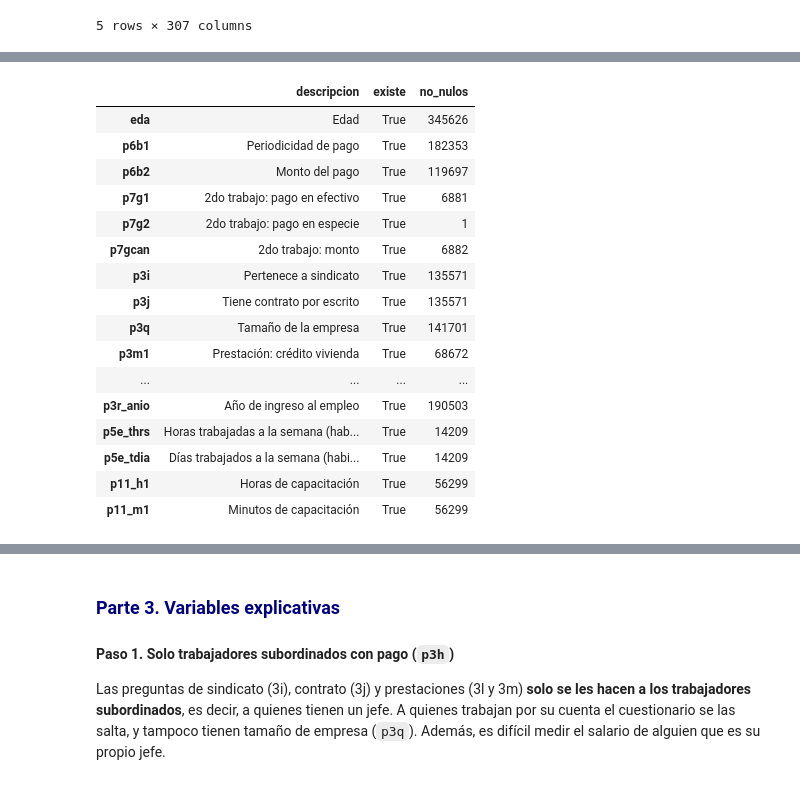
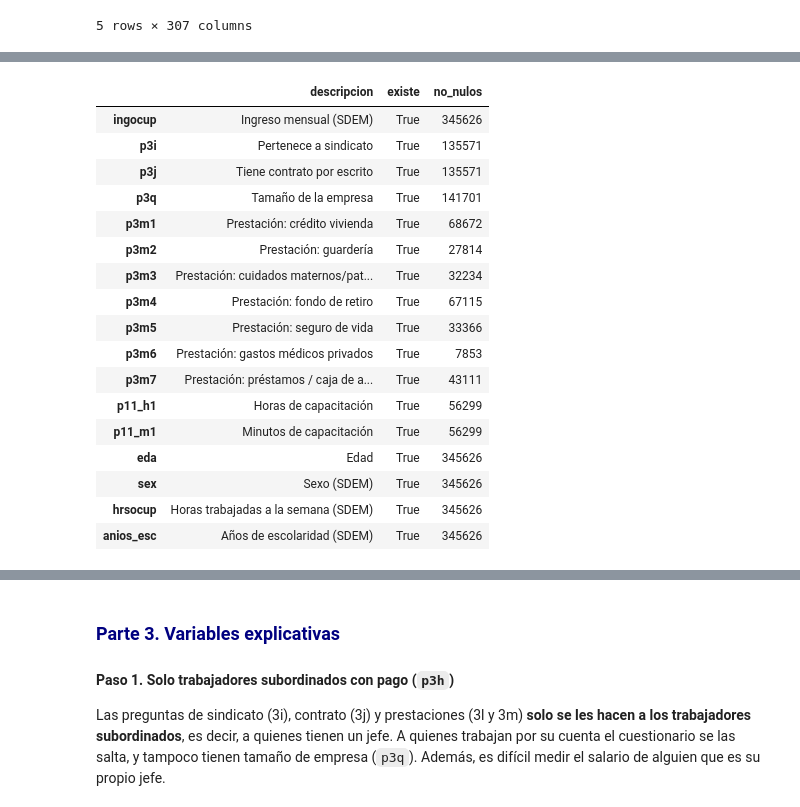
Before and after one commit to lbeltran-dev/Analisis-De-Ingreso-Mensual-En-Mexico-ENOE-2025-T1, a Jupyter notebook: Tarea5_FernandoHernandez_LuisBeltran.ipynb, the cells around one changed output, grey strips where cells are left out. Drawn from its saved outputs; the diff is of its cells as text; code cells hidden in the pictures.

```diff
--- a/Tarea5_FernandoHernandez_LuisBeltran.ipynb
+++ b/Tarea5_FernandoHernandez_LuisBeltran.ipynb
@@ -171,0 +195,13 @@ coe.head()
+# %%
+# Columnas que aparecen en ambas tablas pero no forman parte de la llave
+comunes_sdem = [c for c in sdem.columns if c in coe.columns and c not in llave]
+print(comunes_sdem)
+
+# Unión de prueba: todas las personas de coe deben estar en SDEM
+prueba = coe[llave + comunes_sdem].merge(sdem[llave + comunes_sdem], on=llave, how='left',
+                                         suffixes=('_coe', '_sdem'), indicator=True)
+print(prueba['_merge'].value_counts())
+
+# Diferencias en las columnas comunes
+diferencias = {c: (prueba[c + '_coe'].fillna(-1) != prueba[c + '_sdem'].fillna(-1)).sum() for c in comunes_sdem}
+pd.Series(diferencias, name='registros distintos')
@@ -171,0 +228,7 @@ coe.head()
+# %%
+# Unir coe con las columnas propias de SDEM
+enoe = coe.merge(sdem.drop(columns=comunes_sdem), on=llave, how='inner', validate='one_to_one')
+
+print('COE :', coe.shape)
+print('SDEM:', sdem.shape)
+print('ENOE:', enoe.shape)
@@ -180,49 +246,46 @@ Revisamos que las variables seleccionadas existan en el dataset unido. Algunos n
 # %%
 # Variables seleccionadas
 variables = {
-    'eda':      'Edad',
-    'p6b1':     'Periodicidad de pago',
-    'p6b2':     'Monto del pago',
-    'p7g1':     '2do trabajo: pago en efectivo',
-    'p7g2':     '2do trabajo: pago en especie',
-    'p7gcan':   '2do trabajo: monto',
-    'p3i':      'Pertenece a sindicato',
-    'p3j':      'Tiene contrato por escrito',
-    'p3q':      'Tamaño de la empresa',
-    'p3m1':     'Prestación: crédito vivienda',
-    'p3m2':     'Prestación: guardería',
-    'p3m3':     'Prestación: cuidados maternos/paternos',
-    'p3m4':     'Prestación: fondo de retiro',
-    'p3m5':     'Prestación: seguro de vida',
-    'p3m6':     'Prestación: gastos médicos privados',
-    'p3m7':     'Prestación: préstamos / caja de ahorro',
-    'p3r_anio': 'Año de ingreso al empleo',
-    'p5e_thrs': 'Horas trabajadas a la semana (habitual)',
-    'p5e_tdia': 'Días trabajados a la semana (habitual)',
-    'p11_h1':   'Horas de capacitación',
-    'p11_m1':   'Minutos de capacitación',
+    'ingocup':   'Ingreso mensual (SDEM)',
+    'p3i':       'Pertenece a sindicato',
+    'p3j':       'Tiene contrato por escrito',
+    'p3q':       'Tamaño de la empresa',
+    'p3m1':      'Prestación: crédito vivienda',
+    'p3m2':      'Prestación: guardería',
+    'p3m3':      'Prestación: cuidados maternos/paternos',
+    'p3m4':      'Prestación: fondo de retiro',
+    'p3m5':      'Prestación: seguro de vida',
+    'p3m6':      'Prestación: gastos médicos privados',
+    'p3m7':      'Prestación: préstamos / caja de ahorro',
+    'p11_h1':    'Horas de capacitación',
+    'p11_m1':    'Minutos de capacitación',
+    'eda':       'Edad',
+    'sex':       'Sexo (SDEM)',
+    'hrsocup':   'Horas trabajadas a la semana (SDEM)',
+    'anios_esc': 'Años de escolaridad (SDEM)',
 }
 
 pd.DataFrame({'descripcion': variables.values(),
-              'existe': [v in coe.columns for v in variables],
-              'no_nulos': [coe[v].notna().sum() if v in coe.columns else 0 for v in variables]},
+              'existe': [v in enoe.columns for v in variables],
+              'no_nulos': [enoe[v].notna().sum() if v in enoe.columns else 0 for v in variables]},
              index=variables.keys())
 # %% [output]
 |  | descripcion | existe | no_nulos |
-| eda | Edad | True | 345626 |
-| p6b1 | Periodicidad de pago | True | 182353 |
-| p6b2 | Monto del pago | True | 119697 |
-| p7g1 | 2do trabajo: pago en efectivo | True | 6881 |
-| p7g2 | 2do trabajo: pago en especie | True | 1 |
-| p7gcan | 2do trabajo: monto | True | 6882 |
+| ingocup | Ingreso mensual (SDEM) | True | 345626 |
 | p3i | Pertenece a sindicato | True | 135571 |
 | p3j | Tiene contrato por escrito | True | 135571 |
 | p3q | Tamaño de la empresa | True | 141701 |
 | p3m1 | Prestación: crédito vivienda | True | 68672 |
-| ... | ... | ... | ... |
-| p3r_anio | Año de ingreso al empleo | True | 190503 |
-| p5e_thrs | Horas trabajadas a la semana (hab... | True | 14209 |
-| p5e_tdia | Días trabajados a la semana (habi... | True | 14209 |
+| p3m2 | Prestación: guardería | True | 27814 |
+| p3m3 | Prestación: cuidados maternos/pat... | True | 32234 |
+| p3m4 | Prestación: fondo de retiro | True | 67115 |
+| p3m5 | Prestación: seguro de vida | True | 33366 |
+| p3m6 | Prestación: gastos médicos privados | True | 7853 |
+| p3m7 | Prestación: préstamos / caja de a... | True | 43111 |
 | p11_h1 | Horas de capacitación | True | 56299 |
 | p11_m1 | Minutos de capacitación | True | 56299 |
+| eda | Edad | True | 345626 |
+| sex | Sexo (SDEM) | True | 345626 |
+| hrsocup | Horas trabajadas a la semana (SDEM) | True | 345626 |
+| anios_esc | Años de escolaridad (SDEM) | True | 345626 |
 # %% [markdown]
```
Also changed, not shown: parts of 46 cells of this notebook.
